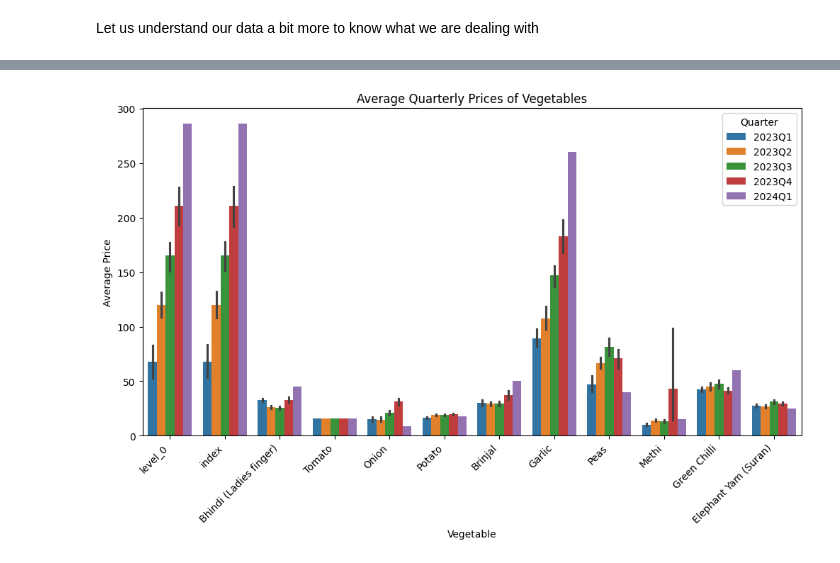
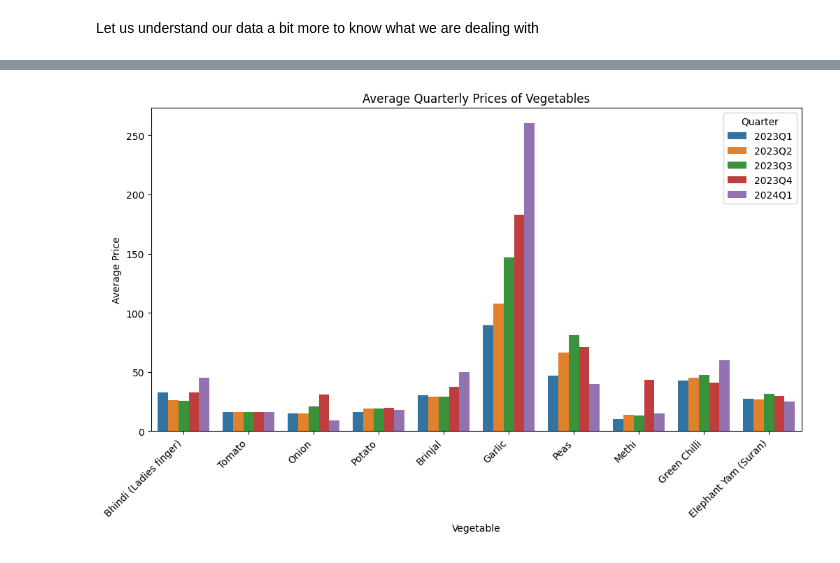
Before and after one commit to MT-Maverick/ExploreAI, a Jupyter notebook: vegetable_prices/notebook.ipynb, the cells around one changed output, grey strips where cells are left out. Drawn from its saved outputs; the diff is of its cells as text; code cells hidden in the pictures.

```diff
--- a/vegetable_prices/notebook.ipynb
+++ b/vegetable_prices/notebook.ipynb
@@ -60,12 +104,12 @@ here we group our data to make it easier to analyze
 # %%
 #convert datatype of date column:
-data['Price Dates'] = pd.to_datetime(data['Price Dates'],format='mixed')
+vegetable_prices['Price Dates'] = pd.to_datetime(vegetable_prices['Price Dates'],format='mixed')
 
-#split the data so we can have our quartery preformance (seasonal):
-data['quarter'] = data['Price Dates'].dt.to_period('Q')
+#create date column that splits dates into quarters, so we can have our quartery preformance (seasonal):
+vegetable_prices['quarter'] = vegetable_prices['Price Dates'].dt.to_period('Q')
 
-
-quarter_preformance=data.drop('Price Dates',axis=1)
+#Drop date column as it will not be needed in the dataframe:
+quarter_preformance=vegetable_prices.drop('Price Dates',axis=1)
 # %% [markdown]
 Let us understand our data a bit more to know what we are dealing with
 # %% [markdown]
@@ -341,21 +436,13 @@ quarter_highest_price
 # %%
-# Reset index to make 'quarter' a column
-quarter_preformance = quarter_preformance.reset_index()
-
-# Melt the dataframe to have vegetables and quarters in separate columns
-df_melted = pd.melt(quarter_preformance, id_vars=['quarter'], var_name='Vegetable', value_name='Average Price')
-
-#Remove level_0 and index by resetting index after melt
-df_melted = df_melted.reset_index(drop=True)
 
 # Create the grouped bar graph using Seaborn
 plt.figure(figsize=(12, 6))
-sn.barplot(x='Vegetable', y='Average Price', hue='quarter', data=df_melted)
+sn.barplot(x='Vegetable', y='Average Price', hue='quarter', data=df_melted, errorbar=None)
 plt.xlabel("Vegetable")
 plt.ylabel("Average Price")
 plt.title("Average Quarterly Prices of Vegetables")
 plt.xticks(rotation=45, ha="right")  # Rotate x-axis labels
 plt.legend(title='Quarter')
 plt.show()
 # %% [output]
-[figure, old version]
+[figure, new version]
```
Also changed, not shown: parts of 22 cells of this notebook.
